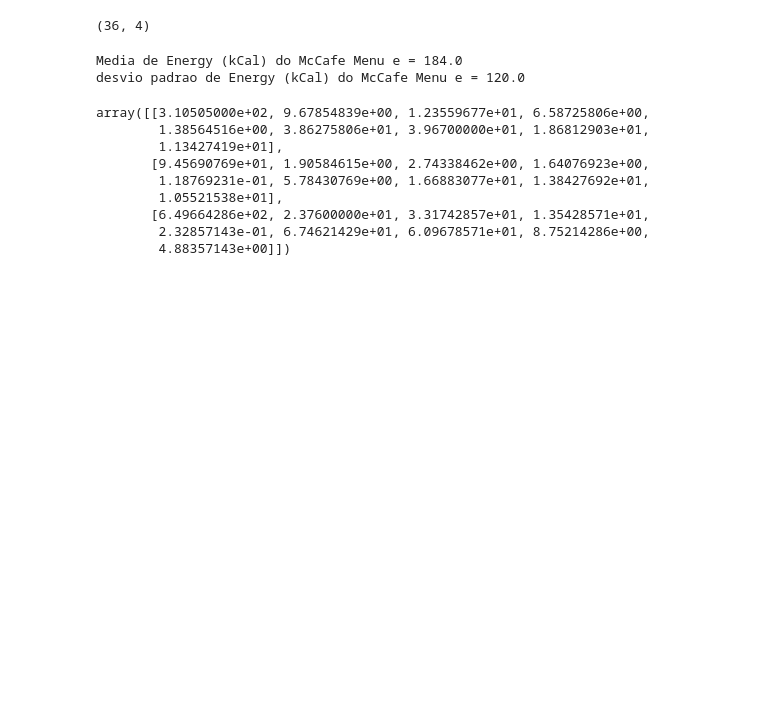
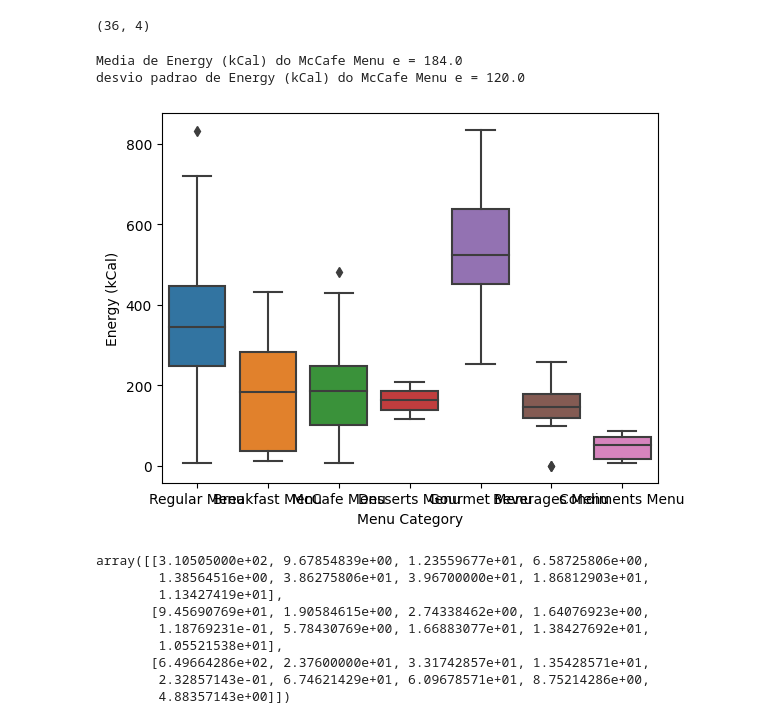
Before and after one commit to Lucianojr01/Analise_mac_donalt, a Jupyter notebook: Analise_Mac_india.ipynb, the cells around one changed output. Drawn from its saved outputs; the diff is of its cells as text; code cells hidden in the pictures; blank space fills up the shorter version.

```diff
--- a/Analise_Mac_india.ipynb
+++ b/Analise_Mac_india.ipynb
@@ -161,3 +162,22 @@ px.box(tabela, x = 'Menu Category', y = 'Energy (kCal)' ,template = 'cyborg')
+# %%
+import seaborn as sns
+import matplotlib.pyplot as plt
+
+# Dados de exemplo (substitua pelos seus próprios dados)
+dados = [
+    [1, 2, 3, 4, 5],
+    [5, 6, 7, 8, 9],
+    [9, 10, 11, 12, 13],
+    [13, 14, 15, 16, 17]
+]
+
+# Criando o boxplot
+sns.boxplot(data=tabela,x = 'Menu Category', y = 'Energy (kCal)')
+
+# Exibindo o gráfico
+plt.show()
+# %% [output]
+[figure, added]
 # %%
 px.box(tabela, x = 'Menu Category', y = 'Total fat (g)' ,template = 'cyborg')
 # %%
```
Also changed, not shown: parts of 2 cells of this notebook.
